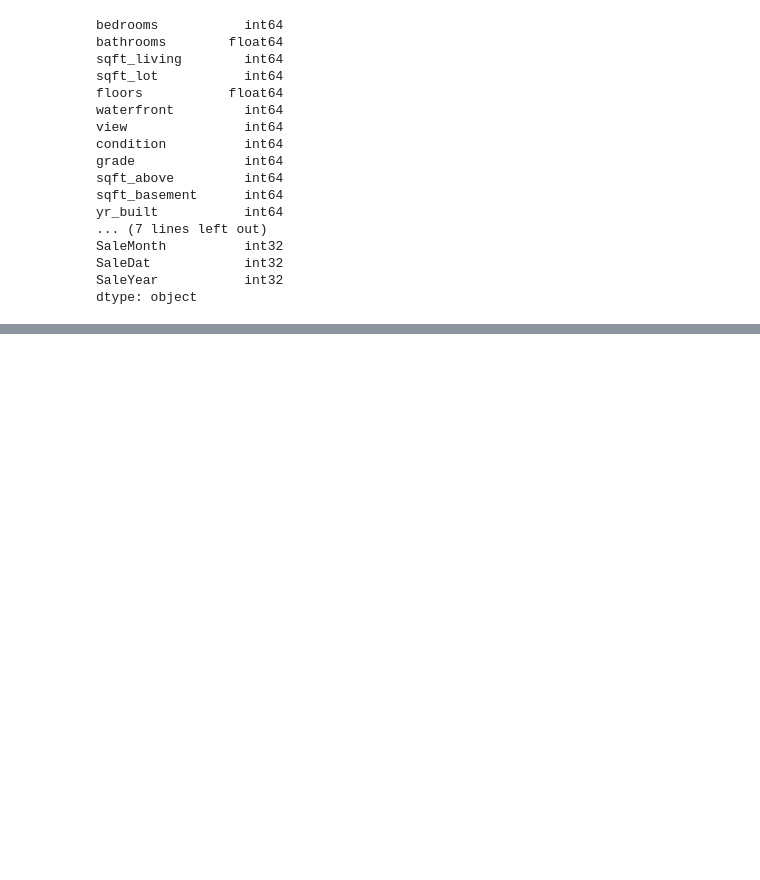
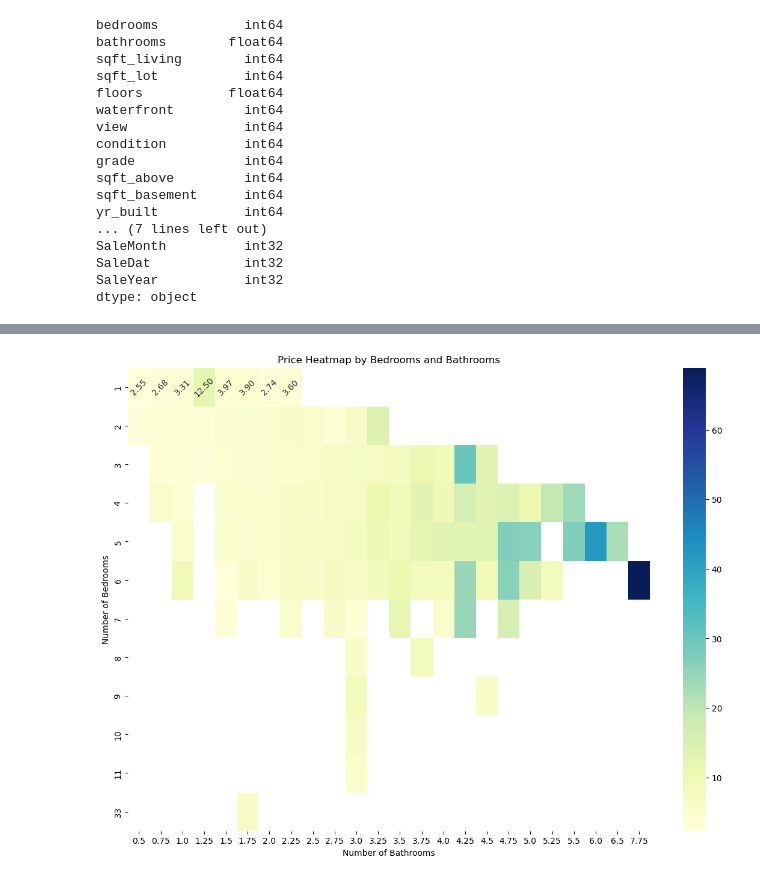
Before and after one commit to KatieGalaeva/exp1, a Jupyter notebook: лабы/0 houses.ipynb, the cells around one changed output, grey strips where cells are left out. Cells and saved outputs as stored; diff of their text form; code cells hidden in the pictures; blank space fills up the shorter version.

```diff
--- a/лабы/0 houses.ipynb
+++ b/лабы/0 houses.ipynb
@@ -90,0 +175,22 @@ dtype: object
+# %%
+import seaborn as sns
+
+# Create a pivot table to prepare data for the heatmap
+pivot_table = data_without_id.pivot_table(index='bedrooms', columns='bathrooms', values='price', aggfunc='mean')
+
+# Create a heatmap using seaborn
+plt.figure(figsize=(14, 10))  # Adjust the figure size if needed
+heatmap = sns.heatmap(pivot_table, cmap='YlGnBu', annot=True, fmt='.2f', cbar=True)
+
+for text in heatmap.texts:
+    text.set(rotation=45)
+
+# Add labels and a title to the plot
+plt.xlabel('Number of Bathrooms')
+plt.ylabel('Number of Bedrooms')
+plt.title('Price Heatmap by Bedrooms and Bathrooms')
+
+# Show the plot
+plt.show()
+# %% [output]
+[figure, added]
```
Also changed, not shown: parts of 10 cells of this notebook.
